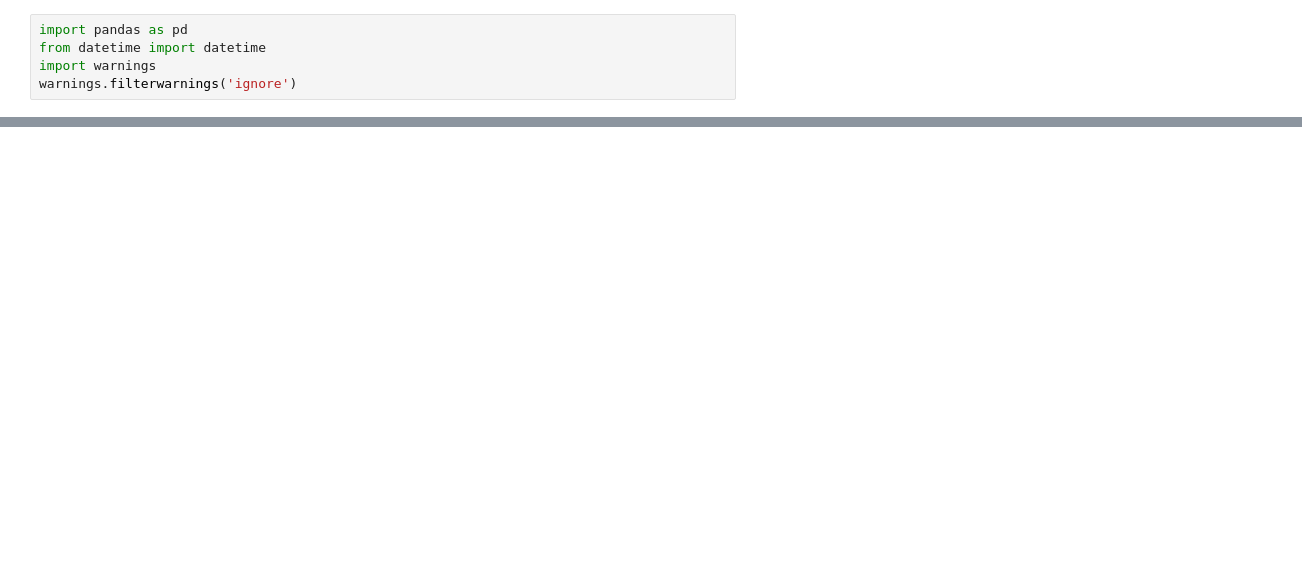
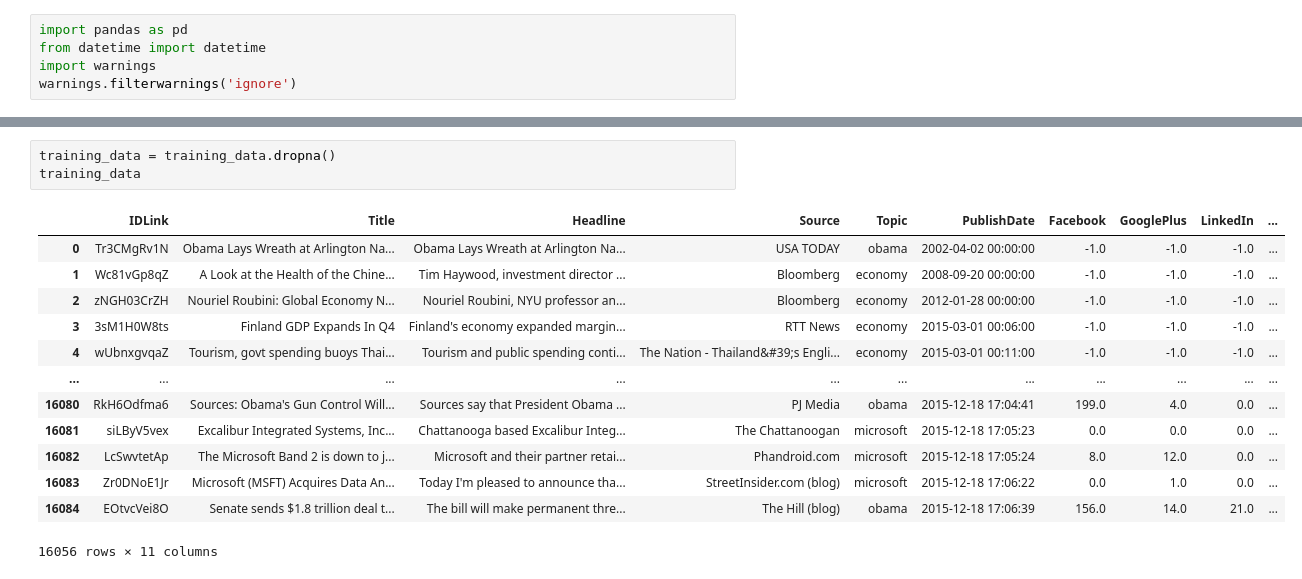
Before and after one commit to Neel-Dandiwala/Consumer-Sentiment-Analysis, a Jupyter notebook: neel.ipynb, the cells around one changed output, grey strips where cells are left out. Drawn from its saved outputs; the diff is of its cells as text; blank space fills up the shorter version.

```diff
--- a/neel.ipynb
+++ b/neel.ipynb
@@ -74,0 +128,17 @@ array(['MSFT', 'FB', 'AAPL', 'TSLA'], dtype=object)
+# %%
+training_data = training_data.dropna()
+training_data
+# %% [output]
+|  | IDLink | Title | Headline | Source | Topic | PublishDate | Facebook | GooglePlus | LinkedIn | ... |
+| 0 | Tr3CMgRv1N | Obama Lays Wreath at Arlington Na... | Obama Lays Wreath at Arlington Na... | USA TODAY | obama | 2002-04-02 00:00:00 | -1.0 | -1.0 | -1.0 | ... |
+| 1 | Wc81vGp8qZ | A Look at the Health of the Chine... | Tim Haywood, investment director ... | Bloomberg | economy | 2008-09-20 00:00:00 | -1.0 | -1.0 | -1.0 | ... |
+| 2 | zNGH03CrZH | Nouriel Roubini: Global Economy N... | Nouriel Roubini, NYU professor an... | Bloomberg | economy | 2012-01-28 00:00:00 | -1.0 | -1.0 | -1.0 | ... |
+| 3 | 3sM1H0W8ts | Finland GDP Expands In Q4 | Finland's economy expanded margin... | RTT News | economy | 2015-03-01 00:06:00 | -1.0 | -1.0 | -1.0 | ... |
+| 4 | wUbnxgvqaZ | Tourism, govt spending buoys Thai... | Tourism and public spending conti... | The Nation - Thailand&#39;s Engli... | economy | 2015-03-01 00:11:00 | -1.0 | -1.0 | -1.0 | ... |
+| ... | ... | ... | ... | ... | ... | ... | ... | ... | ... | ... |
+| 16080 | RkH6Odfma6 | Sources: Obama's Gun Control Will... | Sources say that President Obama ... | PJ Media | obama | 2015-12-18 17:04:41 | 199.0 | 4.0 | 0.0 | ... |
+| 16081 | siLByV5vex | Excalibur Integrated Systems, Inc... | Chattanooga based Excalibur Integ... | The Chattanoogan | microsoft | 2015-12-18 17:05:23 | 0.0 | 0.0 | 0.0 | ... |
+| 16082 | LcSwvtetAp | The Microsoft Band 2 is down to j... | Microsoft and their partner retai... | Phandroid.com | microsoft | 2015-12-18 17:05:24 | 8.0 | 12.0 | 0.0 | ... |
+| 16083 | Zr0DNoE1Jr | Microsoft (MSFT) Acquires Data An... | Today I'm pleased to announce tha... | StreetInsider.com (blog) | microsoft | 2015-12-18 17:06:22 | 0.0 | 1.0 | 0.0 | ... |
+| 16084 | EOtvcVei8O | Senate sends $1.8 trillion deal t... | The bill will make permanent thre... | The Hill (blog) | obama | 2015-12-18 17:06:39 | 156.0 | 14.0 | 21.0 | ... |
+16056 rows × 11 columns
```
Also changed, not shown: parts of 12 cells of this notebook.
